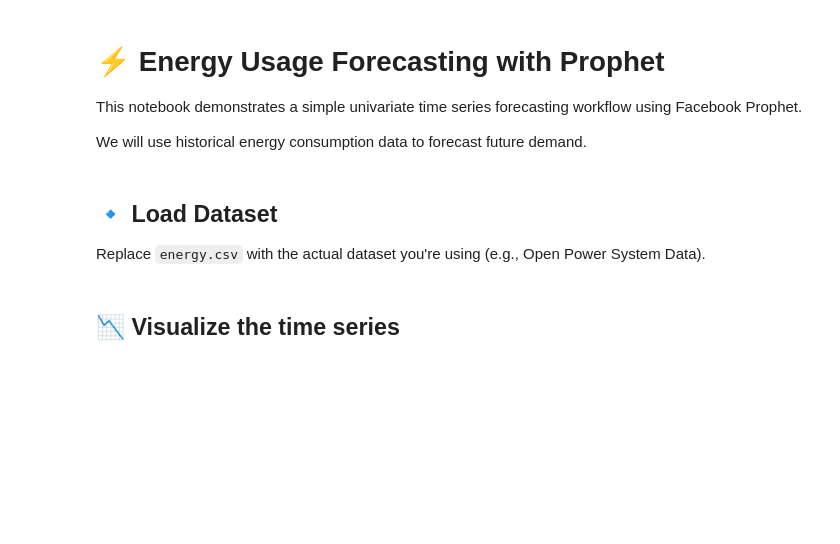
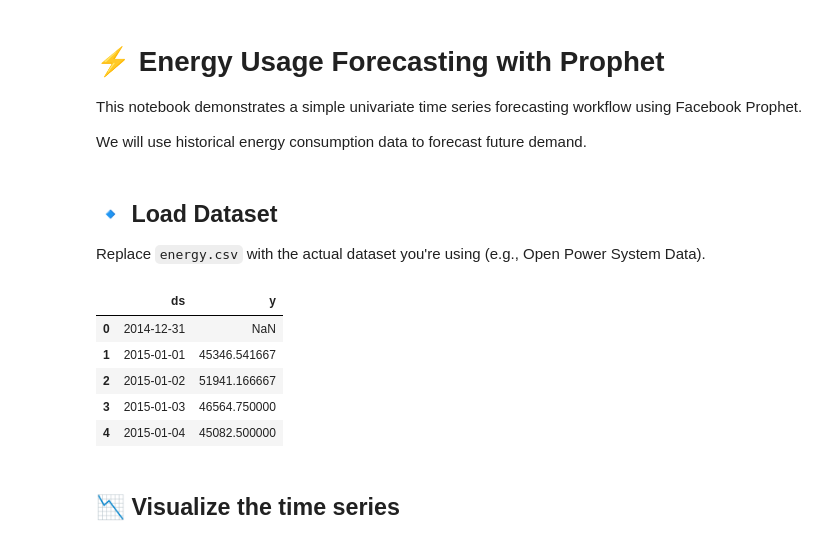
Before and after one commit to atamazian/energy_forecast, a Jupyter notebook: energy_forecasting.ipynb, the cells around one changed output. Drawn from its saved outputs; the diff is of its cells as text; code cells hidden in the pictures; blank space fills up the shorter version.

```diff
--- a/energy_forecasting.ipynb
+++ b/energy_forecasting.ipynb
@@ -15,10 +15,19 @@ from prophet import Prophet
 Replace `energy.csv` with the actual dataset you're using (e.g., Open Power System Data).
 # %%
 df =  pd.read_csv("time_series_60min_singleindex.csv", parse_dates=["utc_timestamp"])
-df['timestamp'] = pd.to_datetime(df['timestamp'])
-df = df.rename(columns={'timestamp': 'ds', 'load': 'y'})
+df = df[["utc_timestamp", "DE_load_actual_entsoe_transparency"]]
+df = df.rename(columns={"utc_timestamp": "ds", "DE_load_actual_entsoe_transparency": "y"})
+df["ds"] = df["ds"].dt.tz_localize(None)
 df = df.sort_values('ds')
+df = df.set_index("ds").resample("D").mean().reset_index()
 df.head()
+# %% [output]
+|  | ds | y |
+| 0 | 2014-12-31 | NaN |
+| 1 | 2015-01-01 | 45346.541667 |
+| 2 | 2015-01-02 | 51941.166667 |
+| 3 | 2015-01-03 | 46564.750000 |
+| 4 | 2015-01-04 | 45082.500000 |
 # %% [markdown]
 ## 📉 Visualize the time series
 # %%
```
Also changed, not shown: parts of 4 cells of this notebook.
